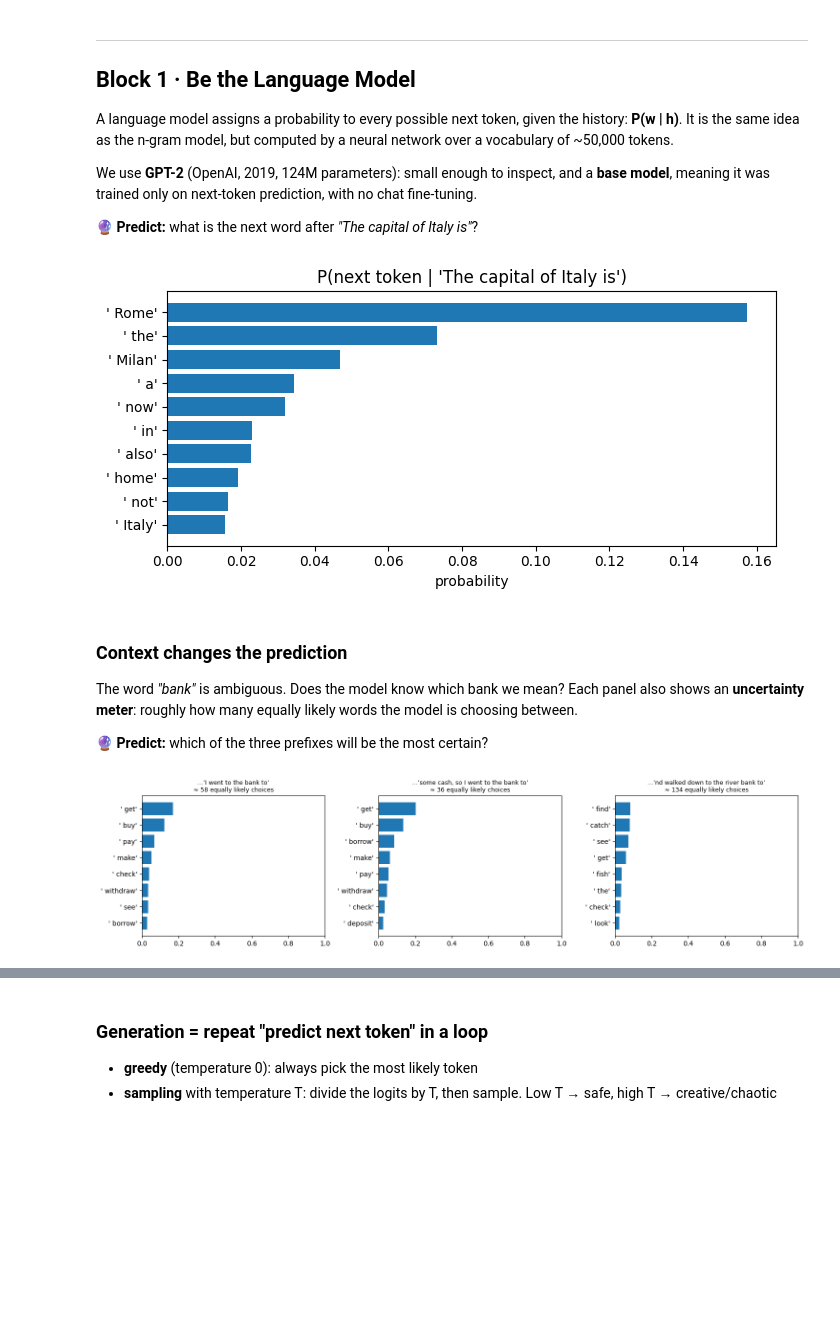
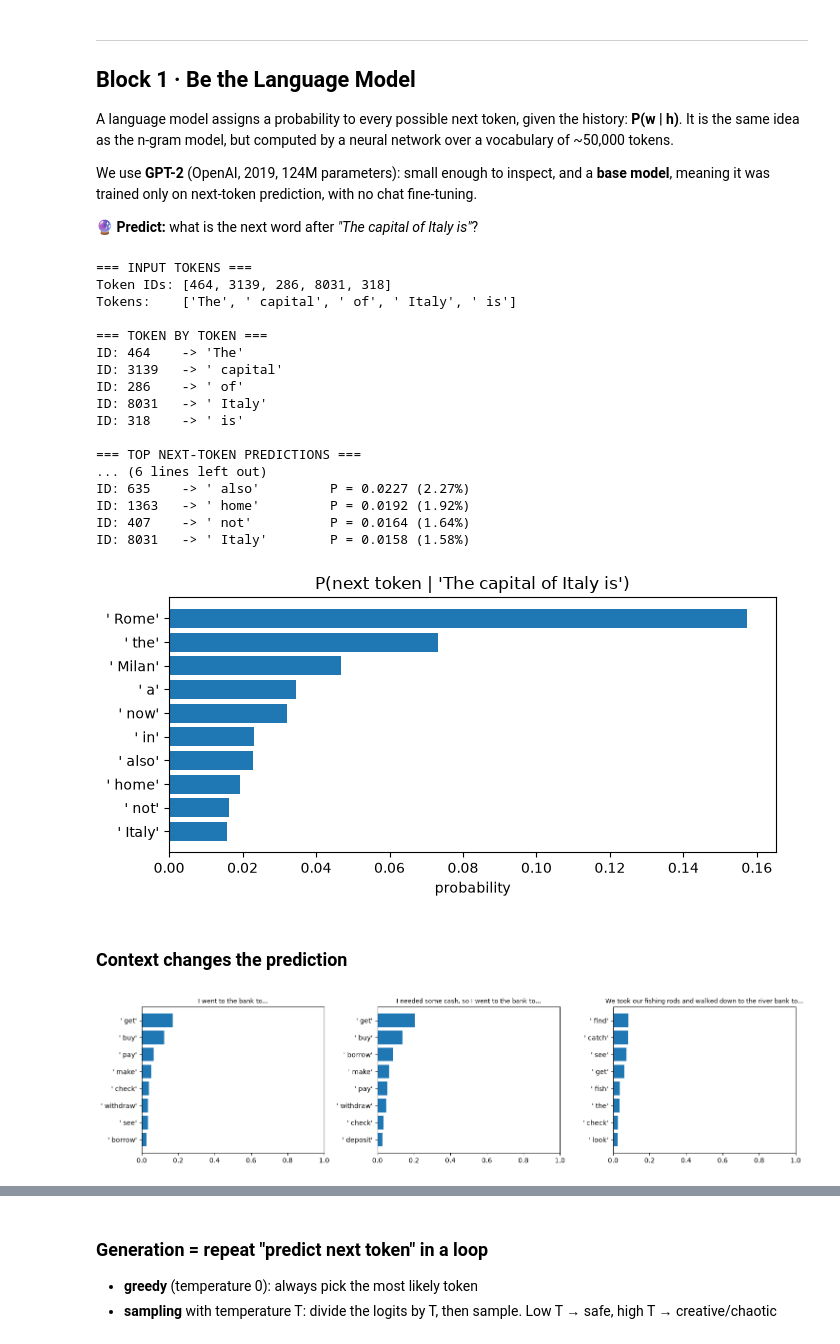
Before and after one commit to lopozz/ai-lectures, a Jupyter notebook: llm_train/llm_training_lab.ipynb, the cells around one changed output, grey strips where cells are left out. Cells and saved outputs as stored; diff of their text form; code cells hidden in the pictures; blank space fills up the shorter version.

```diff
--- a/llm_train/llm_training_lab.ipynb
+++ b/llm_train/llm_training_lab.ipynb
@@ -40,24 +37,44 @@ gpt2_tok = AutoTokenizer.from_pretrained("gpt2")
 gpt2 = AutoModelForCausalLM.from_pretrained("gpt2").to(device).eval()   # eval(): inference mode, no dropout
 
 
-@torch.no_grad()   # no gradients needed: we only run the model, we don't train it
-def next_token_dist(prefix, k=10):
+@torch.no_grad()
+def next_token_dist(prefix, k=10, debug=False):
     """Return the k most likely next tokens after `prefix`, with their probabilities."""
-    # 1. Text -> token IDs, shape (1, seq_len)
+
+    # 1. Text -> token IDs
     ids = gpt2_tok(prefix, return_tensors="pt").input_ids.to(device)
-    # 2. Forward pass -> logits, shape (1, seq_len, 50257): one raw score per vocabulary token, per position.
-    #    [0, -1] keeps only the last position = the prediction for the NEXT token.
-    # 3. softmax turns raw scores into probabilities that sum to 1 -> this is P(w | h)
+
+    if debug:
+        print("\n=== INPUT TOKENS ===")
+        print("Token IDs:", ids[0].tolist())
+        print("Tokens:   ", [gpt2_tok.decode([i]) for i in ids[0].tolist()])
+
+        print("\n=== TOKEN BY TOKEN ===")
+        for i in ids[0].tolist():
+            print(f"ID: {i:<6} -> {repr(gpt2_tok.decode([i]))}")
+
+    # 2. Forward pass -> logits -> probabilities
     probs = gpt2(ids).logits[0, -1].softmax(-1)
-    # 4. Keep the k most likely tokens
+
+    # 3. Keep the k most likely tokens
     top = probs.topk(k)
-    # 5. IDs -> readable strings. repr() makes leading spaces visible: ' Rome' vs 'Rome'
-    return [(repr(gpt2_tok.decode(i)), p.item()) for p, i in zip(top.values, top.indices)]
+
+    if debug:
+        print("\n=== TOP NEXT-TOKEN PREDICTIONS ===")
+        for p, i in zip(top.values, top.indices):
+            token = gpt2_tok.decode([i.item()])
+            print(f"ID: {i.item():<6} -> {repr(token):<15} P = {p.item():.4f} ({p.item():.2%})")
+
+    # 4. Return predictions
+    return [
+        (repr(gpt2_tok.decode([i.item()])), p.item())
+        for p, i in zip(top.values, top.indices)
+    ]
 
 
 def plot_next_token(prefix, k=10):
     """Horizontal bar chart of the top-k next-token probabilities."""
-    dist = next_token_dist(prefix, k)[::-1]          # reverse so the most likely token is on top
+    dist = next_token_dist(prefix, k, True)[::-1]          # reverse so the most likely token is on top
     plt.figure(figsize=(7, 3.5))
     plt.barh([t for t, _ in dist], [p for _, p in dist])
     plt.xlabel("probability"); plt.title(f"P(next token | {prefix!r})")
@@ -67,41 +84,52 @@ def plot_next_token(prefix, k=10):
 # The model does not "know" the answer: it gives a probability to every possible next token.
 plot_next_token("The capital of Italy is")
 # %% [output]
+=== INPUT TOKENS ===
+Token IDs: [464, 3139, 286, 8031, 318]
+Tokens:    ['The', ' capital', ' of', ' Italy', ' is']
+
+=== TOKEN BY TOKEN ===
+ID: 464    -> 'The'
+ID: 3139   -> ' capital'
+ID: 286    -> ' of'
+ID: 8031   -> ' Italy'
+ID: 318    -> ' is'
+
+=== TOP NEXT-TOKEN PREDICTIONS ===
+... (6 lines left out)
+ID: 635    -> ' also'         P = 0.0227 (2.27%)
+ID: 1363   -> ' home'         P = 0.0192 (1.92%)
+ID: 407    -> ' not'          P = 0.0164 (1.64%)
+ID: 8031   -> ' Italy'        P = 0.0158 (1.58%)
 [figure]
-# %% [markdown]
-### Context changes the prediction
-
-The word *"bank"* is ambiguous. Does the model know which bank we mean?
-Each panel also shows an **uncertainty meter**: roughly how many equally likely words the model is choosing between.
-
-🔮 **Predict:** which of the three prefixes will be the most certain?
+# %% [markdown]
+### Context changes the prediction
 # %%
 @torch.no_grad()
-def entropy_bits(prefix):
-    """Uncertainty of the next-token distribution, in bits (Shannon entropy)."""
+def probs_bits(prefix):
+    """Uncertainty of the next-token distribution, in bits."""
     ids = gpt2_tok(prefix, return_tensors="pt").input_ids.to(device)
     probs = gpt2(ids).logits[0, -1].softmax(-1)
-    return -(probs * probs.clamp_min(1e-12).log2()).sum().item()
+    return probs.sum().item()
 
 def compare_prefixes(prefixes, k=8):
     """Side-by-side next-token distributions for several prefixes."""
-    fig, axes = plt.subplots(1, len(prefixes), figsize=(5 * len(prefixes), 3.8))
+    _, axes = plt.subplots(1, len(prefixes), figsize=(5 * len(prefixes), 3.8))
     for ax, prefix in zip(axes, prefixes):
         dist = next_token_dist(prefix, k)[::-1]
         ax.barh([t for t, _ in dist], [p for _, p in dist])
-        # 2**entropy = "effective number of choices": 1 = certain, 1000 = no idea
-        ax.set_title(f"…{prefix[-35:]!r}\n≈ {2 ** entropy_bits(prefix):.0f} equally likely choices", fontsize=9)
+        ax.set_title(f"{prefix}...", fontsize=9)
         ax.set_xlim(0, 1)
     plt.tight_layout(); plt.show()
 
 # Same word "bank": the context before it decides the meaning, and the prediction
 compare_prefixes([
     "I went to the bank to",
     "I needed some cash, so I went to the bank to",
     "We took our fishing rods and walked down to the river bank to",
 ])
 # %% [output]
-[figure, old version]
+[figure, new version]
 # %% [markdown]
 ### 🌡️ What is temperature?
 
```
Also changed, not shown: parts of 38 cells of this notebook, 4 other files.
